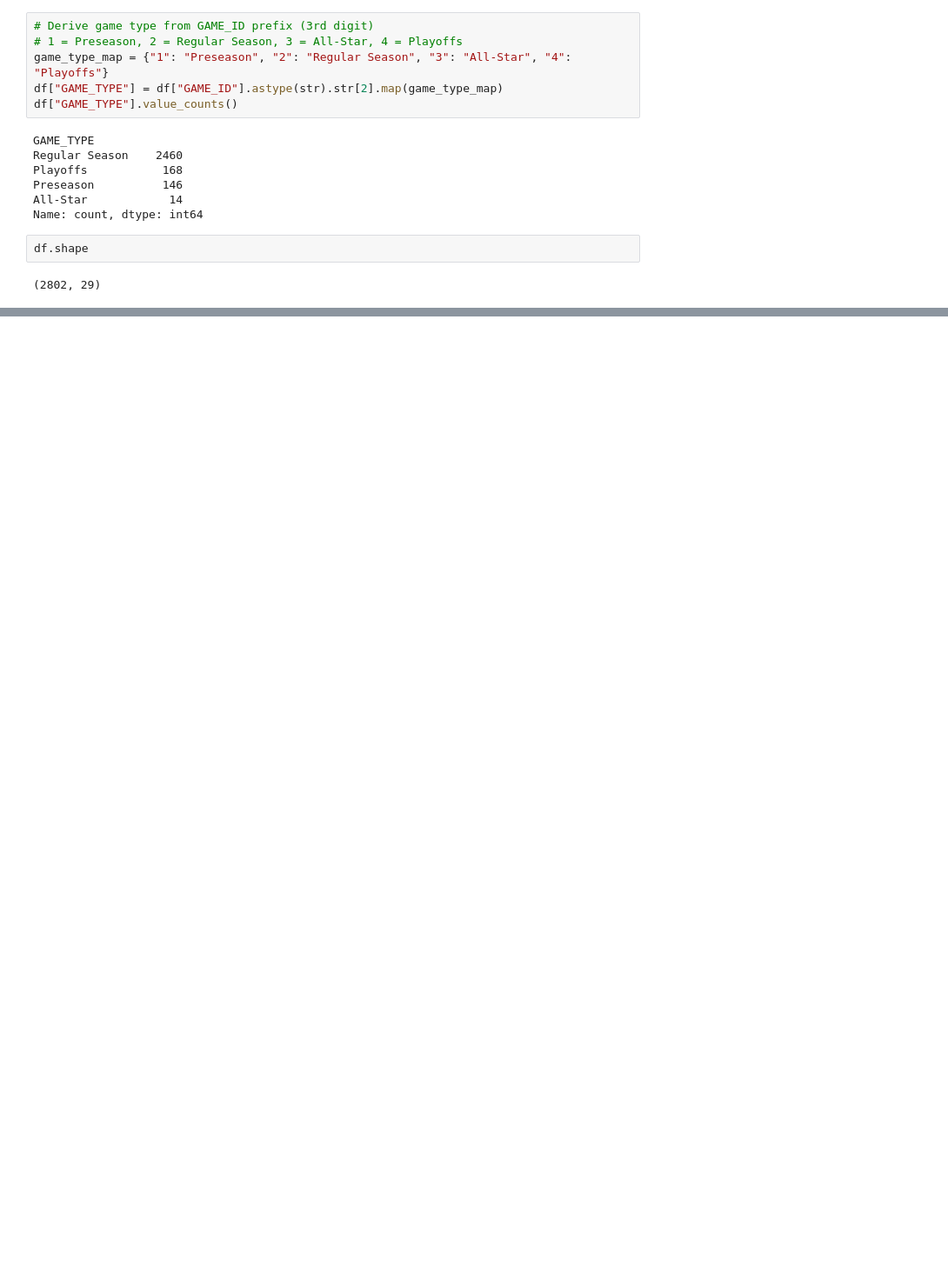
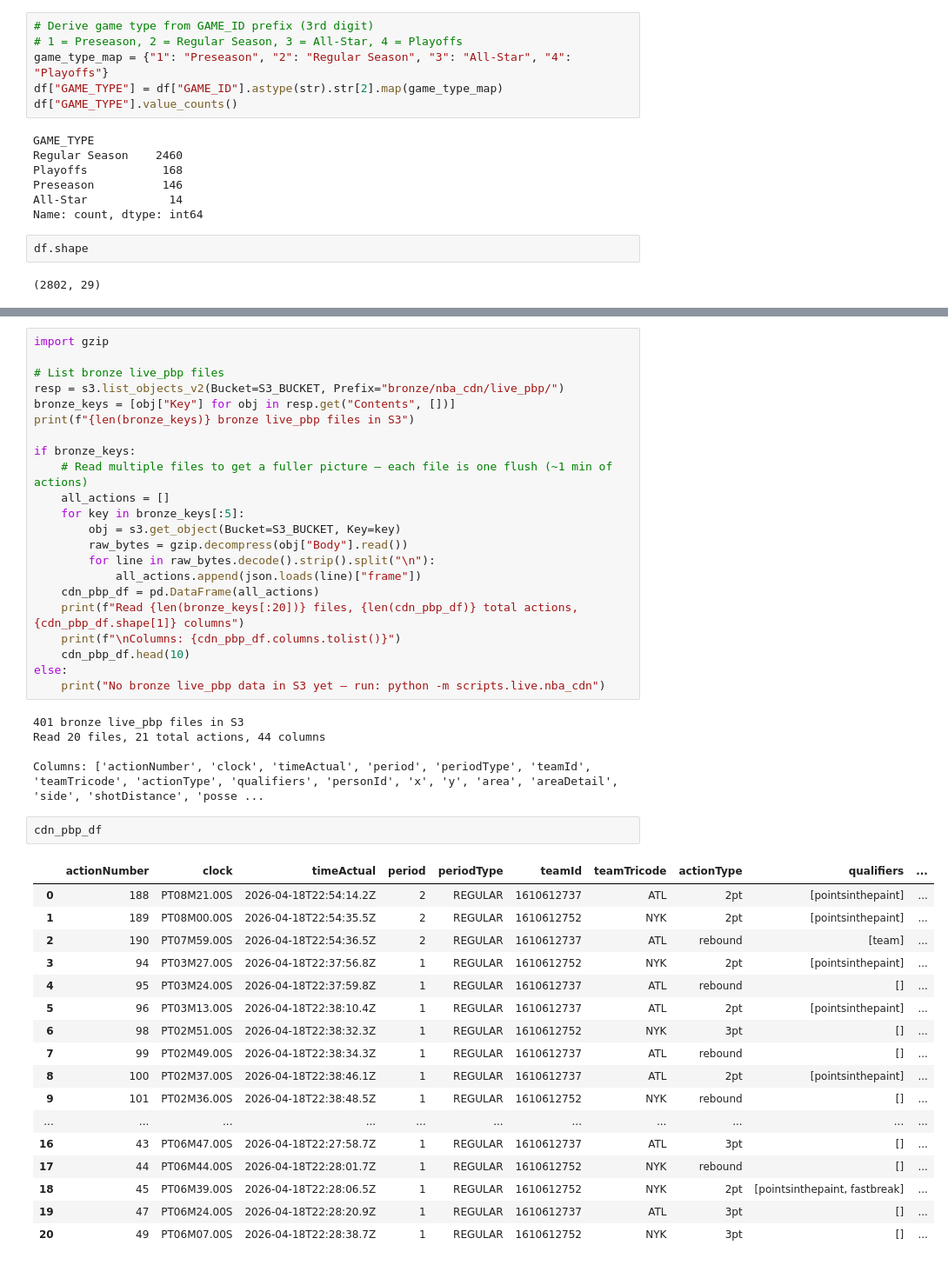
Before and after one commit to cziwang/prediction-market-exploration, a Jupyter notebook: notebooks/nba_eda.ipynb, the cells around one changed output, grey strips where cells are left out. Shown at 87% size. Saved outputs shown, nothing was run; the diff lists cells and outputs as text; blank space fills up the shorter version.

Commit message:
Add NBA play-by-play TimeActual notebook and update EDA notebook
Co-Authored-By: Claude Opus 4.6 (1M context) <noreply@anthropic.com>

```diff
--- a/notebooks/nba_eda.ipynb
+++ b/notebooks/nba_eda.ipynb
@@ -124 +165,48 @@ Columns: ['gameId', 'actionNumber', 'clock', 'period', 'teamId', 'teamTricode',
+# %%
+import gzip
+
+# List bronze live_pbp files
+resp = s3.list_objects_v2(Bucket=S3_BUCKET, Prefix="bronze/nba_cdn/live_pbp/")
+bronze_keys = [obj["Key"] for obj in resp.get("Contents", [])]
+print(f"{len(bronze_keys)} bronze live_pbp files in S3")
+
+if bronze_keys:
+    # Read multiple files to get a fuller picture — each file is one flush (~1 min of actions)
+    all_actions = []
+    for key in bronze_keys[:5]:
+        obj = s3.get_object(Bucket=S3_BUCKET, Key=key)
+        raw_bytes = gzip.decompress(obj["Body"].read())
+        for line in raw_bytes.decode().strip().split("\n"):
+            all_actions.append(json.loads(line)["frame"])
+    cdn_pbp_df = pd.DataFrame(all_actions)
+    print(f"Read {len(bronze_keys[:20])} files, {len(cdn_pbp_df)} total actions, {cdn_pbp_df.shape[1]} columns")
+    print(f"\nColumns: {cdn_pbp_df.columns.tolist()}")
+    cdn_pbp_df.head(10)
+else:
+    print("No bronze live_pbp data in S3 yet — run: python -m scripts.live.nba_cdn")
+# %% [output]
+401 bronze live_pbp files in S3
+Read 20 files, 21 total actions, 44 columns
+
+Columns: ['actionNumber', 'clock', 'timeActual', 'period', 'periodType', 'teamId', 'teamTricode', 'actionType', 'qualifiers', 'personId', 'x', 'y', 'area', 'areaDetail', 'side', 'shotDistance', 'posse ...
+# %%
+cdn_pbp_df
+# %% [output]
+|  | actionNumber | clock | timeActual | period | periodType | teamId | teamTricode | actionType | qualifiers | ... |
+| 0 | 188 | PT08M21.00S | 2026-04-18T22:54:14.2Z | 2 | REGULAR | 1610612737 | ATL | 2pt | [pointsinthepaint] | ... |
+| 1 | 189 | PT08M00.00S | 2026-04-18T22:54:35.5Z | 2 | REGULAR | 1610612752 | NYK | 2pt | [pointsinthepaint] | ... |
+| 2 | 190 | PT07M59.00S | 2026-04-18T22:54:36.5Z | 2 | REGULAR | 1610612737 | ATL | rebound | [team] | ... |
+| 3 | 94 | PT03M27.00S | 2026-04-18T22:37:56.8Z | 1 | REGULAR | 1610612752 | NYK | 2pt | [pointsinthepaint] | ... |
+| 4 | 95 | PT03M24.00S | 2026-04-18T22:37:59.8Z | 1 | REGULAR | 1610612737 | ATL | rebound | [] | ... |
+| 5 | 96 | PT03M13.00S | 2026-04-18T22:38:10.4Z | 1 | REGULAR | 1610612737 | ATL | 2pt | [pointsinthepaint] | ... |
+| 6 | 98 | PT02M51.00S | 2026-04-18T22:38:32.3Z | 1 | REGULAR | 1610612752 | NYK | 3pt | [] | ... |
+| 7 | 99 | PT02M49.00S | 2026-04-18T22:38:34.3Z | 1 | REGULAR | 1610612737 | ATL | rebound | [] | ... |
+| 8 | 100 | PT02M37.00S | 2026-04-18T22:38:46.1Z | 1 | REGULAR | 1610612737 | ATL | 2pt | [pointsinthepaint] | ... |
+| 9 | 101 | PT02M36.00S | 2026-04-18T22:38:48.5Z | 1 | REGULAR | 1610612752 | NYK | rebound | [] | ... |
+| ... | ... | ... | ... | ... | ... | ... | ... | ... | ... | ... |
+| 16 | 43 | PT06M47.00S | 2026-04-18T22:27:58.7Z | 1 | REGULAR | 1610612737 | ATL | 3pt | [] | ... |
+| 17 | 44 | PT06M44.00S | 2026-04-18T22:28:01.7Z | 1 | REGULAR | 1610612752 | NYK | rebound | [] | ... |
+| 18 | 45 | PT06M39.00S | 2026-04-18T22:28:06.5Z | 1 | REGULAR | 1610612752 | NYK | 2pt | [pointsinthepaint, fastbreak] | ... |
+| 19 | 47 | PT06M24.00S | 2026-04-18T22:28:20.9Z | 1 | REGULAR | 1610612737 | ATL | 3pt | [] | ... |
+| 20 | 49 | PT06M07.00S | 2026-04-18T22:28:38.7Z | 1 | REGULAR | 1610612752 | NYK | 3pt | [] | ... |
 # %%
```
Also changed, not shown: parts of 21 cells of this notebook, 1 other file.
